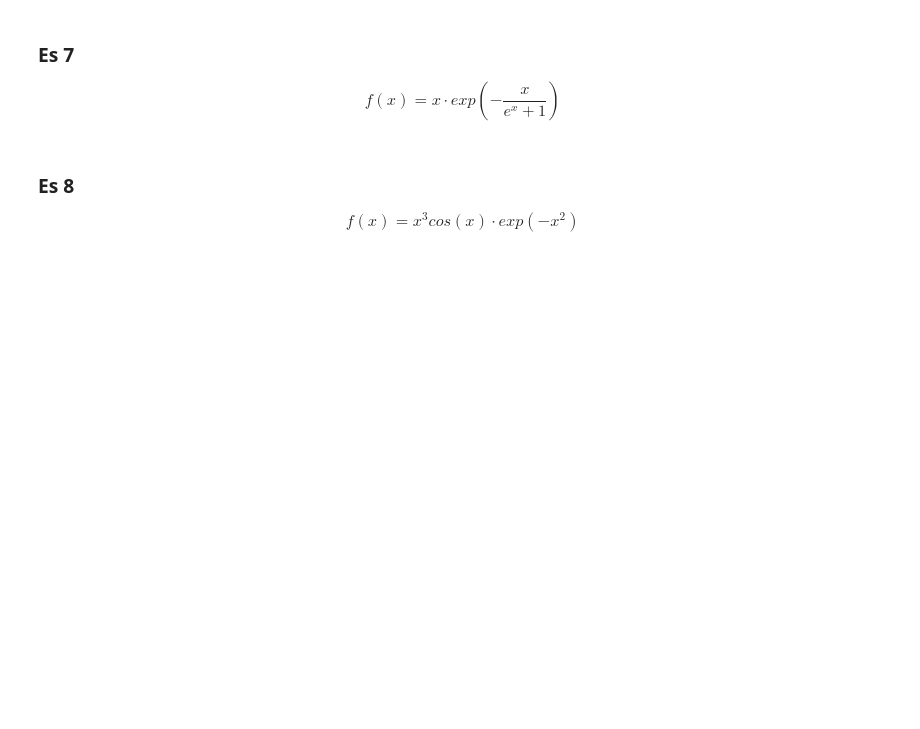
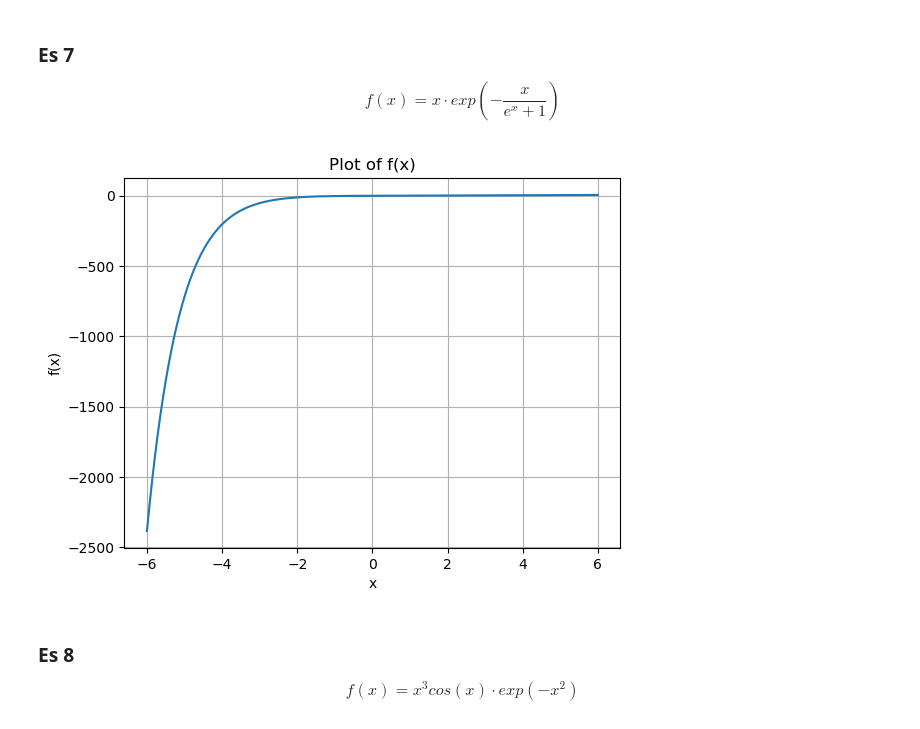
Before and after one commit to MatteoAldovardi/Tutoring, a Jupyter notebook: quinta_superiore/Studio_di_funzione.ipynb, the cells around one changed output. Saved outputs shown, nothing was run; the diff lists cells and outputs as text; code cells hidden in the pictures; blank space fills up the shorter version.

```diff
--- a/quinta_superiore/Studio_di_funzione.ipynb
+++ b/quinta_superiore/Studio_di_funzione.ipynb
@@ -231,6 +247,22 @@ $$ f(x) = (x-2)^3 \cdot ( \ln(x-2) - 1)$$
 ### Es 7
 
 $$f(x) = x \cdot exp(-\dfrac{x}{e^{x} + 1 })$$
+# %%
+import numpy as np
+import matplotlib.pyplot as plt
+
+def f(x):
+    return x*np.exp(-x/(np.exp(x) + 1))
+
+x = np.linspace(-6, 6, 1000)  # Avoid log(0) issue
+plt.plot(x, f(x))
+plt.xlabel("x")
+plt.ylabel("f(x)")
+plt.title("Plot of f(x)")
+plt.grid(True)
+plt.show()
+# %% [output]
+[figure, added]
 # %% [markdown]
 ### Es 8
 
```
Also changed, not shown: parts of 2 cells of this notebook.
